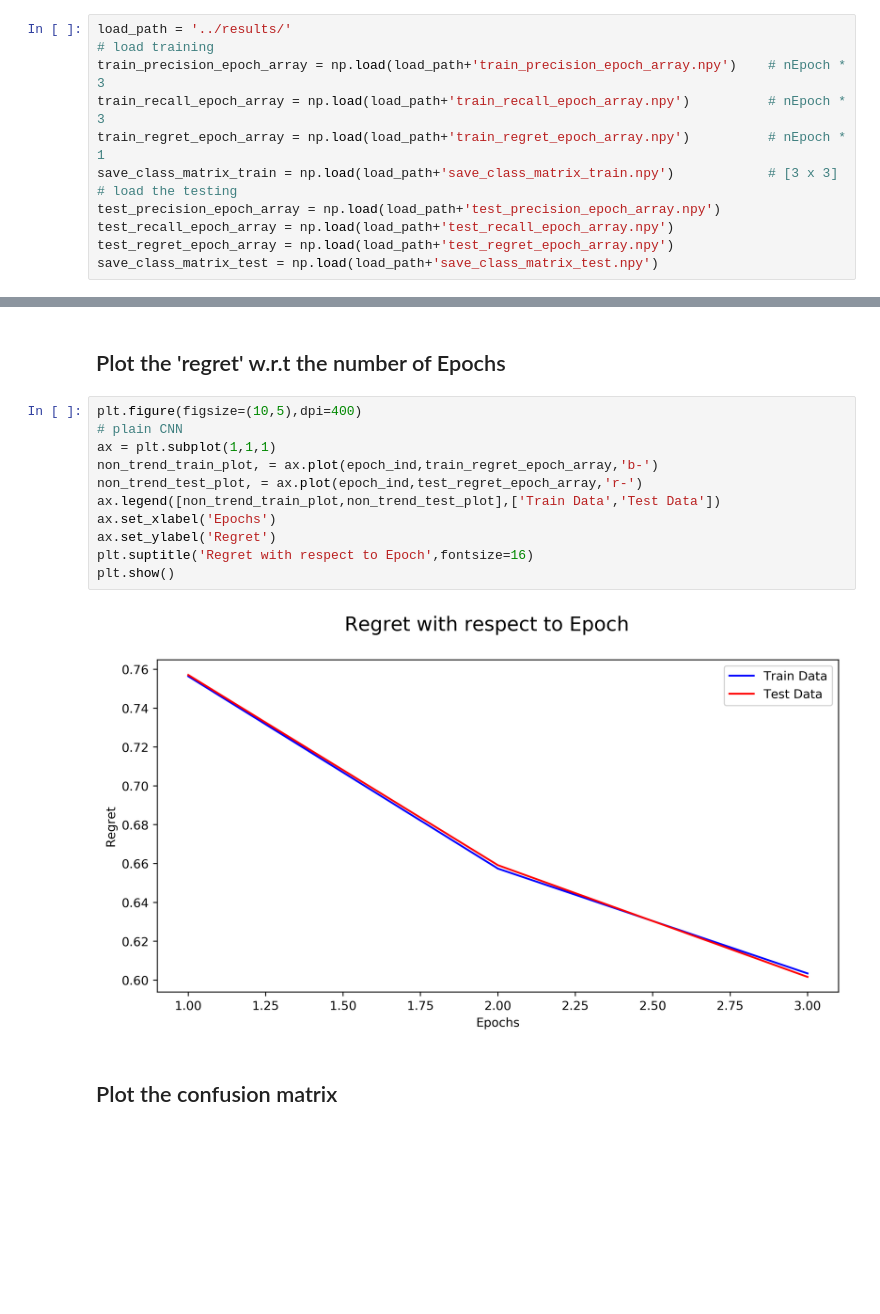
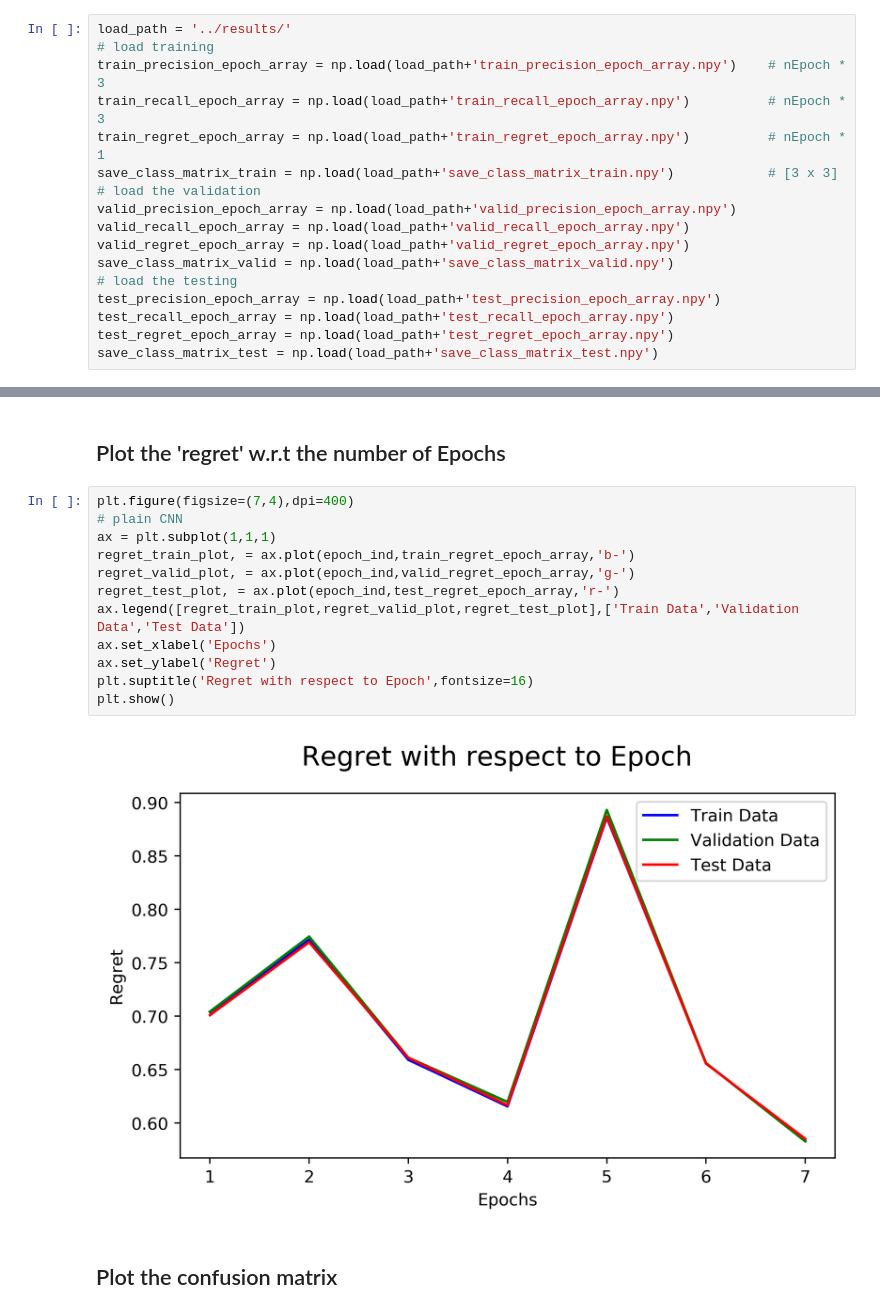
Before and after one commit to jhwjhw0123/Bi-DirectionRNN_Stock_Trend, a Jupyter notebook: result_plotting.ipynb, the cells around one changed output, grey strips where cells are left out. Drawn from its saved outputs; the diff is of its cells as text; blank space fills up the shorter version.

Commit message:
revised network training and analysis

```diff
--- a/result_plotting.ipynb
+++ b/result_plotting.ipynb
@@ -11,6 +12,11 @@ train_precision_epoch_array = np.load(load_path+'train_precision_epoch_array.npy
 train_recall_epoch_array = np.load(load_path+'train_recall_epoch_array.npy')          # nEpoch * 3
 train_regret_epoch_array = np.load(load_path+'train_regret_epoch_array.npy')          # nEpoch * 1
 save_class_matrix_train = np.load(load_path+'save_class_matrix_train.npy')            # [3 x 3]
+# load the validation
+valid_precision_epoch_array = np.load(load_path+'valid_precision_epoch_array.npy')
+valid_recall_epoch_array = np.load(load_path+'valid_recall_epoch_array.npy')
+valid_regret_epoch_array = np.load(load_path+'valid_regret_epoch_array.npy')
+save_class_matrix_valid = np.load(load_path+'save_class_matrix_valid.npy')
 # load the testing
 test_precision_epoch_array = np.load(load_path+'test_precision_epoch_array.npy')
 test_recall_epoch_array = np.load(load_path+'test_recall_epoch_array.npy')
@@ -109,18 +161,19 @@ plt.show()
 # %% [markdown]
 ## Plot the 'regret' w.r.t the number of Epochs
 # %%
-plt.figure(figsize=(10,5),dpi=400)
+plt.figure(figsize=(7,4),dpi=400)
 # plain CNN
 ax = plt.subplot(1,1,1)
-non_trend_train_plot, = ax.plot(epoch_ind,train_regret_epoch_array,'b-')
-non_trend_test_plot, = ax.plot(epoch_ind,test_regret_epoch_array,'r-')
-ax.legend([non_trend_train_plot,non_trend_test_plot],['Train Data','Test Data'])
+regret_train_plot, = ax.plot(epoch_ind,train_regret_epoch_array,'b-')
+regret_valid_plot, = ax.plot(epoch_ind,valid_regret_epoch_array,'g-')
+regret_test_plot, = ax.plot(epoch_ind,test_regret_epoch_array,'r-')
+ax.legend([regret_train_plot,regret_valid_plot,regret_test_plot],['Train Data','Validation Data','Test Data'])
 ax.set_xlabel('Epochs')
 ax.set_ylabel('Regret')
 plt.suptitle('Regret with respect to Epoch',fontsize=16)
 plt.show()
 # %% [output]
-[figure, old version]
+[figure, new version]
 # %% [markdown]
 ## Plot the confusion matrix
 # %%
```
Also changed, not shown: parts of 10 cells of this notebook, 9 other files.
